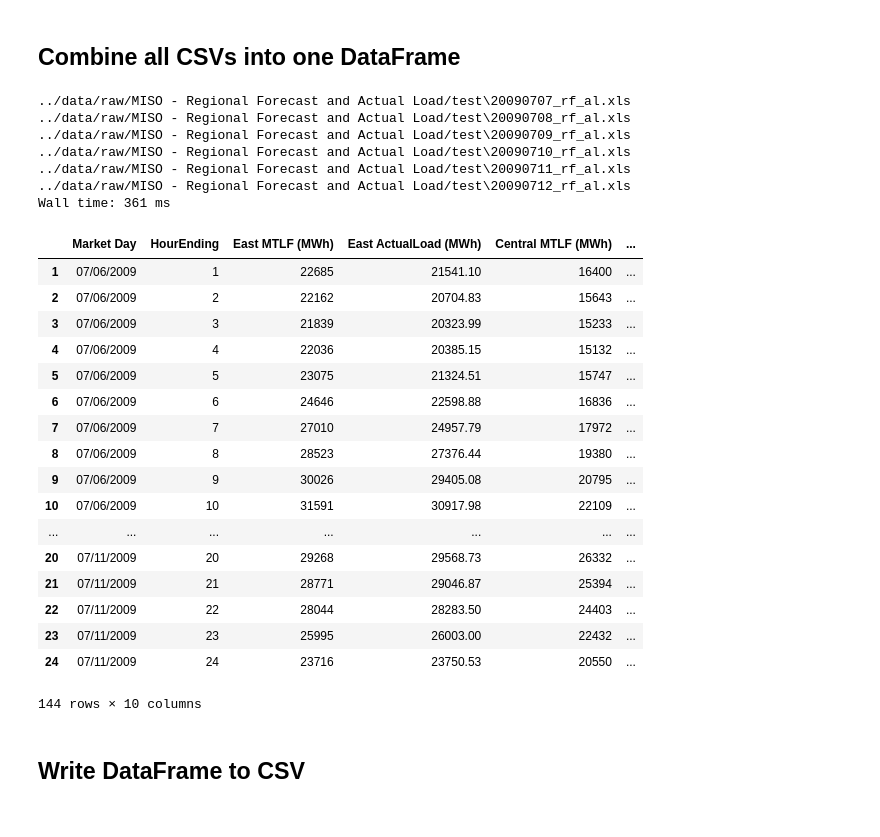
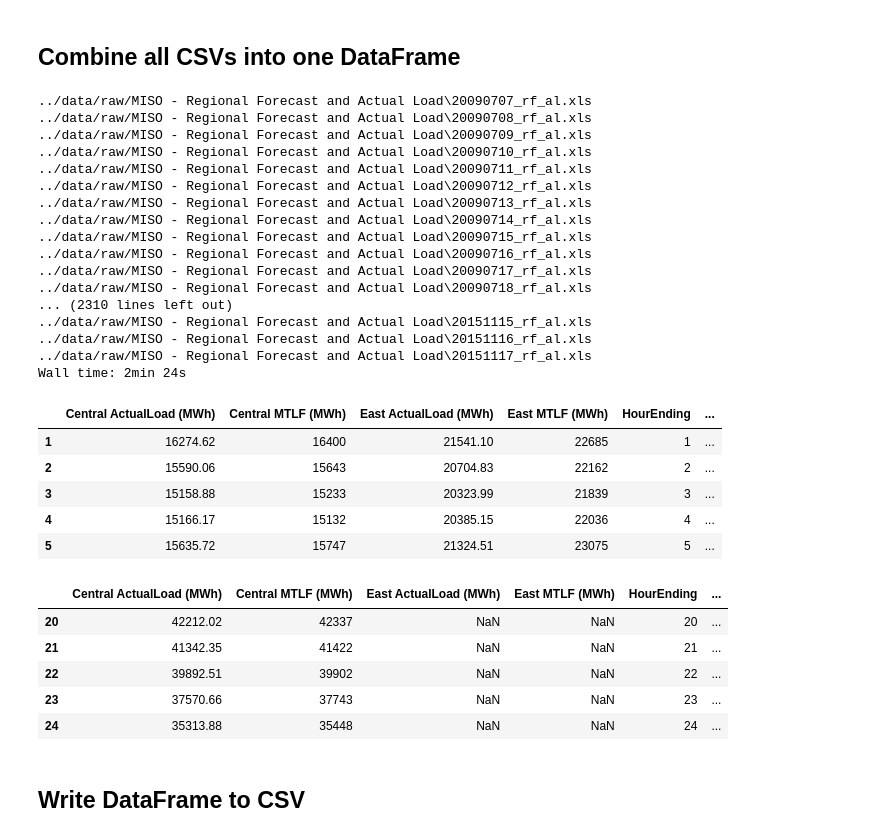
Before and after one commit to dannychua/Electricity-Price-Predictor, a Jupyter notebook: 1. Data Wrangling - MISO/Demand.ipynb, the cells around one changed output. Cells and saved outputs as stored; diff of their text form; code cells hidden in the pictures.

```diff
--- a/1. Data Wrangling - MISO/Demand.ipynb
+++ b/1. Data Wrangling - MISO/Demand.ipynb
@@ -7,7 +12,7 @@ import pandas as pd
 %%time
 
 # Get list of all Actual Load Excel files
-path = '../data/raw/MISO - Regional Forecast and Actual Load/test'
+path = '../data/raw/MISO - Regional Forecast and Actual Load'
 allFilePaths = glob.glob(path + "/*.xls")
 
 dfLoad = pd.DataFrame()
@@ -30,34 +35,41 @@ for filePath in allFilePaths:
     # Append to main DataFrame
     dfLoad = pd.concat([dfLoad, df])
 # %% [output]
-../data/raw/MISO - Regional Forecast and Actual Load/test\20090707_rf_al.xls
-../data/raw/MISO - Regional Forecast and Actual Load/test\20090708_rf_al.xls
-../data/raw/MISO - Regional Forecast and Actual Load/test\20090709_rf_al.xls
-../data/raw/MISO - Regional Forecast and Actual Load/test\20090710_rf_al.xls
-../data/raw/MISO - Regional Forecast and Actual Load/test\20090711_rf_al.xls
-../data/raw/MISO - Regional Forecast and Actual Load/test\20090712_rf_al.xls
-Wall time: 361 ms
+../data/raw/MISO - Regional Forecast and Actual Load\20090707_rf_al.xls
+../data/raw/MISO - Regional Forecast and Actual Load\20090708_rf_al.xls
+../data/raw/MISO - Regional Forecast and Actual Load\20090709_rf_al.xls
+../data/raw/MISO - Regional Forecast and Actual Load\20090710_rf_al.xls
+../data/raw/MISO - Regional Forecast and Actual Load\20090711_rf_al.xls
+../data/raw/MISO - Regional Forecast and Actual Load\20090712_rf_al.xls
+../data/raw/MISO - Regional Forecast and Actual Load\20090713_rf_al.xls
+../data/raw/MISO - Regional Forecast and Actual Load\20090714_rf_al.xls
+../data/raw/MISO - Regional Forecast and Actual Load\20090715_rf_al.xls
+../data/raw/MISO - Regional Forecast and Actual Load\20090716_rf_al.xls
+../data/raw/MISO - Regional Forecast and Actual Load\20090717_rf_al.xls
+../data/raw/MISO - Regional Forecast and Actual Load\20090718_rf_al.xls
+... (2310 lines left out)
+../data/raw/MISO - Regional Forecast and Actual Load\20151115_rf_al.xls
+../data/raw/MISO - Regional Forecast and Actual Load\20151116_rf_al.xls
+../data/raw/MISO - Regional Forecast and Actual Load\20151117_rf_al.xls
+Wall time: 2min 24s
 # %%
-dfLoad
+dfLoad.head()
 # %% [output]
-|  | Market Day | HourEnding | East MTLF (MWh) | East ActualLoad (MWh) | Central MTLF (MWh) | ... |
-| 1 | 07/06/2009 | 1 | 22685 | 21541.10 | 16400 | ... |
-| 2 | 07/06/2009 | 2 | 22162 | 20704.83 | 15643 | ... |
-| 3 | 07/06/2009 | 3 | 21839 | 20323.99 | 15233 | ... |
-| 4 | 07/06/2009 | 4 | 22036 | 20385.15 | 15132 | ... |
-| 5 | 07/06/2009 | 5 | 23075 | 21324.51 | 15747 | ... |
-| 6 | 07/06/2009 | 6 | 24646 | 22598.88 | 16836 | ... |
-| 7 | 07/06/2009 | 7 | 27010 | 24957.79 | 17972 | ... |
-| 8 | 07/06/2009 | 8 | 28523 | 27376.44 | 19380 | ... |
-| 9 | 07/06/2009 | 9 | 30026 | 29405.08 | 20795 | ... |
-| 10 | 07/06/2009 | 10 | 31591 | 30917.98 | 22109 | ... |
-| ... | ... | ... | ... | ... | ... | ... |
-| 20 | 07/11/2009 | 20 | 29268 | 29568.73 | 26332 | ... |
-| 21 | 07/11/2009 | 21 | 28771 | 29046.87 | 25394 | ... |
-| 22 | 07/11/2009 | 22 | 28044 | 28283.50 | 24403 | ... |
-| 23 | 07/11/2009 | 23 | 25995 | 26003.00 | 22432 | ... |
-| 24 | 07/11/2009 | 24 | 23716 | 23750.53 | 20550 | ... |
+|  | Central ActualLoad (MWh) | Central MTLF (MWh) | East ActualLoad (MWh) | East MTLF (MWh) | HourEnding | ... |
+| 1 | 16274.62 | 16400 | 21541.10 | 22685 | 1 | ... |
+| 2 | 15590.06 | 15643 | 20704.83 | 22162 | 2 | ... |
+| 3 | 15158.88 | 15233 | 20323.99 | 21839 | 3 | ... |
+| 4 | 15166.17 | 15132 | 20385.15 | 22036 | 4 | ... |
+| 5 | 15635.72 | 15747 | 21324.51 | 23075 | 5 | ... |
-144 rows × 10 columns
+# %%
+dfLoad.tail()
+# %% [output]
+|  | Central ActualLoad (MWh) | Central MTLF (MWh) | East ActualLoad (MWh) | East MTLF (MWh) | HourEnding | ... |
+| 20 | 42212.02 | 42337 | NaN | NaN | 20 | ... |
+| 21 | 41342.35 | 41422 | NaN | NaN | 21 | ... |
+| 22 | 39892.51 | 39902 | NaN | NaN | 22 | ... |
+| 23 | 37570.66 | 37743 | NaN | NaN | 23 | ... |
+| 24 | 35313.88 | 35448 | NaN | NaN | 24 | ... |
 # %% [markdown]
 ## Write DataFrame to CSV
 # %%
```
Also changed, not shown: parts of 7 cells of this notebook, 3 other files.
